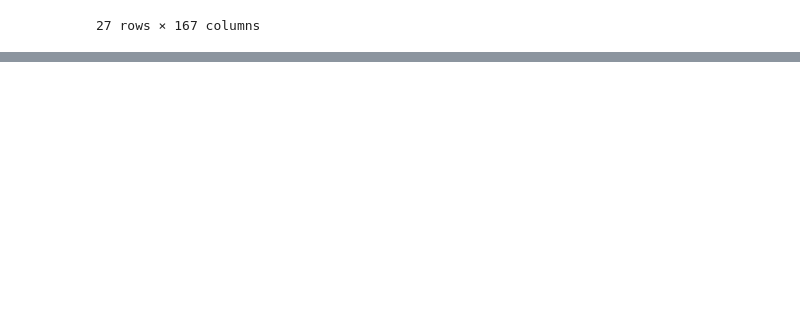
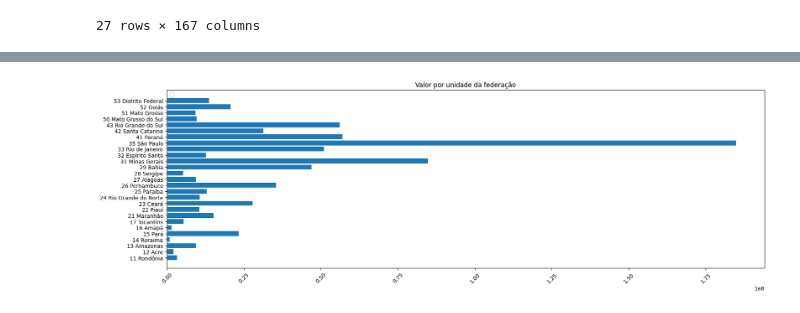
Before and after one commit to WillianVMR/pos-fiap-dataanalytics, a Jupyter notebook: Producao_saude.ipynb, the cells around one changed output, grey strips where cells are left out. Saved outputs shown, nothing was run; the diff lists cells and outputs as text; code cells hidden in the pictures; blank space fills up the shorter version.

```diff
--- a/Producao_saude.ipynb
+++ b/Producao_saude.ipynb
@@ -92,0 +137,25 @@ Name: 2008/Ago, dtype: float64
+# %%
+import pandas as pd
+import matplotlib.pyplot as plt
+
+dados = pd.read_csv('/content/A152918189_28_143_208.csv', encoding='ISO-8859-1', skiprows=3, sep=';', skipfooter=12, thousands='.', decimal=',')
+
+# define as dimensões da figura
+plt.figure(figsize=(20, 6))
+
+# gera o gráfico em barras
+plt.barh(dados["Unidade da Federação"], dados["2008/Ago"])
+
+
+# rotaciona as legendas do eixo X em 45 graus
+plt.xticks(rotation=45)
+
+# adiciona o título do gráfico
+plt.title('Valor por unidade da federação')
+
+# adiciona as legendas
+plt.legend(loc='upper left', fontsize=10)
+
+# exibe o gráfico
+plt.show()
+# %% [output]
@@ -92,0 +163 @@ Name: 2008/Ago, dtype: float64
+[figure, added]
```
Also changed, not shown: parts of 15 cells of this notebook.
